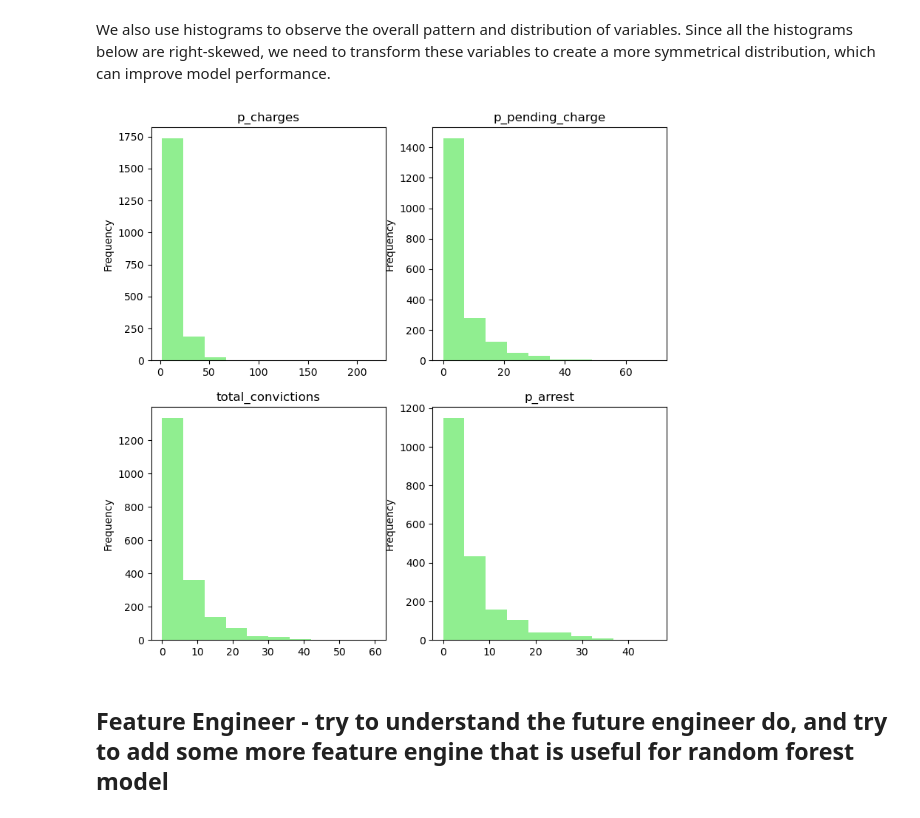
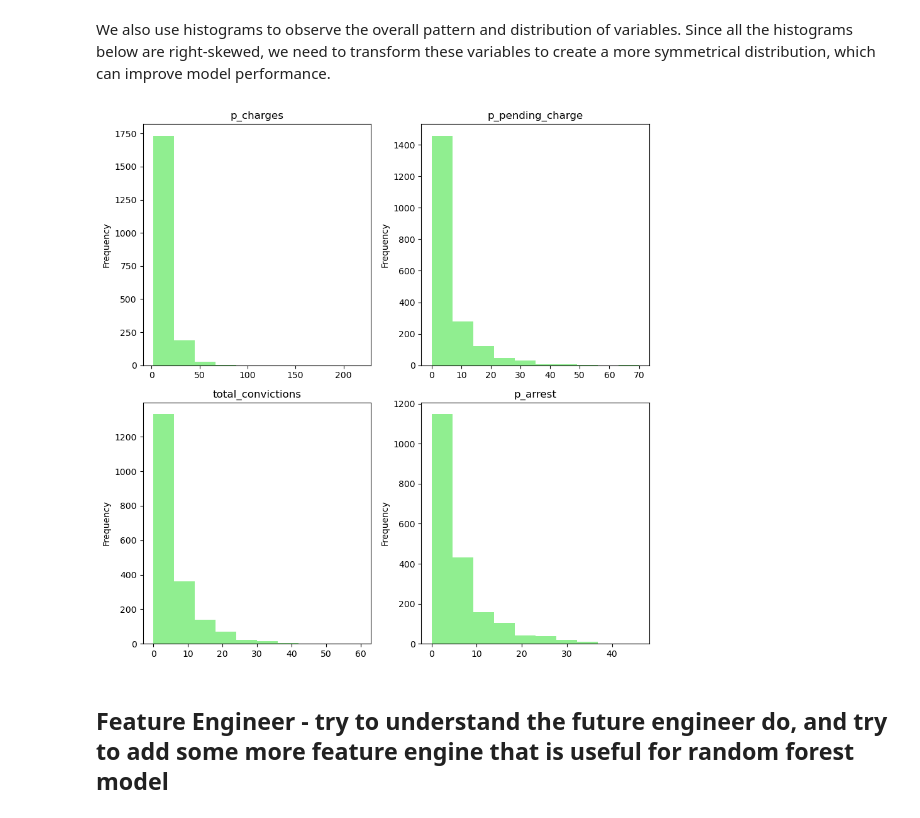
Before and after one commit to UCB-stat-159-s23/project-Group17, a Jupyter notebook: EDAandModel.ipynb, the cells around one changed output. Saved outputs shown, nothing was run; the diff lists cells and outputs as text; code cells hidden in the pictures.

```diff
--- a/EDAandModel.ipynb
+++ b/EDAandModel.ipynb
@@ -163,15 +164,16 @@ We also use histograms to observe the overall pattern and distribution of variab
 # %%
 fig, axes = plt.subplots(figsize=(9,9), ncols=2, nrows=2)
 
 hist_features1 = ["p_charges","p_pending_charge","total_convictions","p_arrest"]
 
 for k, feature in enumerate(hist_features1):
     axes[k//2, k%2].set_title(feature)
     crime_data[feature].plot(kind="hist", ax=axes[k//2, k%2], color = 'lightgreen')
+plt.tight_layout()
 plt.savefig('figures/histogram2.png')
 plt.show()
 # %% [output]
-[figure, old version]
+[figure, new version]
 # %% [markdown]
 ## Feature Engineer - try to understand the future engineer do, and try to add some more feature engine that is useful for random forest model
 # %% [markdown]
```
Also changed, not shown: parts of 5 cells of this notebook, 9 other files.
